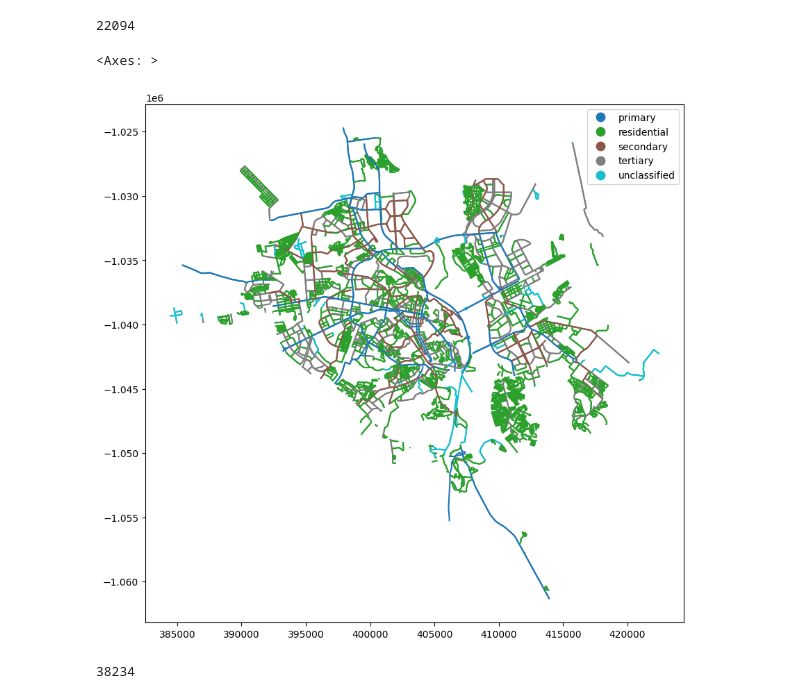
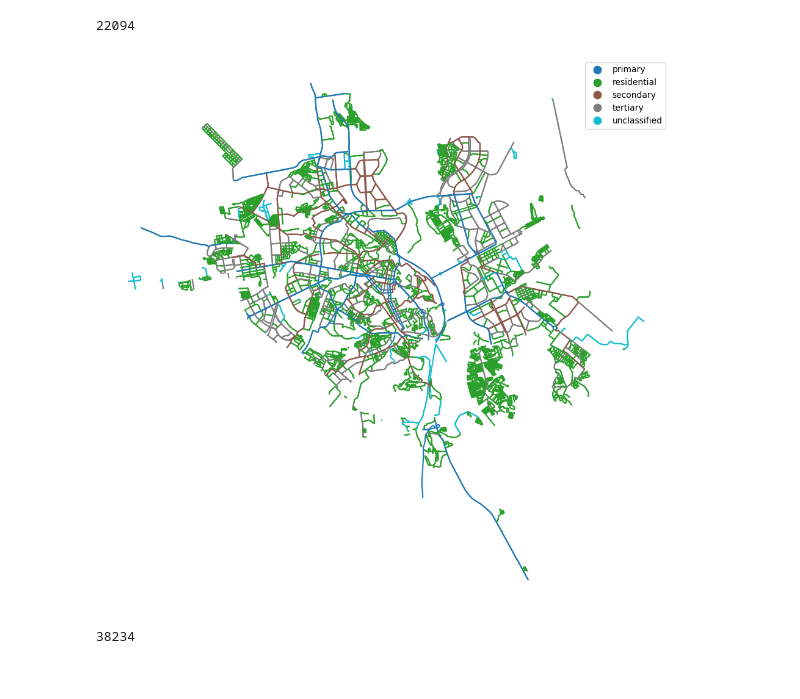
Before and after one commit to better-cities/kyiv-morphometrics, a Jupyter notebook: notebooks/streets.ipynb, the cells around one changed output. Cells and saved outputs as stored; diff of their text form; code cells hidden in the pictures.

```diff
--- a/notebooks/streets.ipynb
+++ b/notebooks/streets.ipynb
@@ -64,10 +64,14 @@ See the caveats in the documentation: https://pandas.pydata.org/pandas-docs/stab
   super().__setitem__(key, value)
 22094
 # %%
-streets_.plot("highway", figsize=(10,10), legend=True)
+fig, ax = plt.subplots(figsize=(12, 12))
+streets_.plot("highway", ax=ax, legend=True)
+ax.set_axis_off()
+fig.savefig("../maps/streets_with_labels" + ".png", dpi=300, bbox_inches="tight", pad_inches=0.1)
+plt.show()
+plt.close(fig)
 # %% [output]
-<Axes: >
-[figure, old version]
+[figure, new version]
 # %%
 un = streets_.geometry.unary_union
 geom = [i for i in un.geoms]
```
Also changed, not shown: 23 other files.
